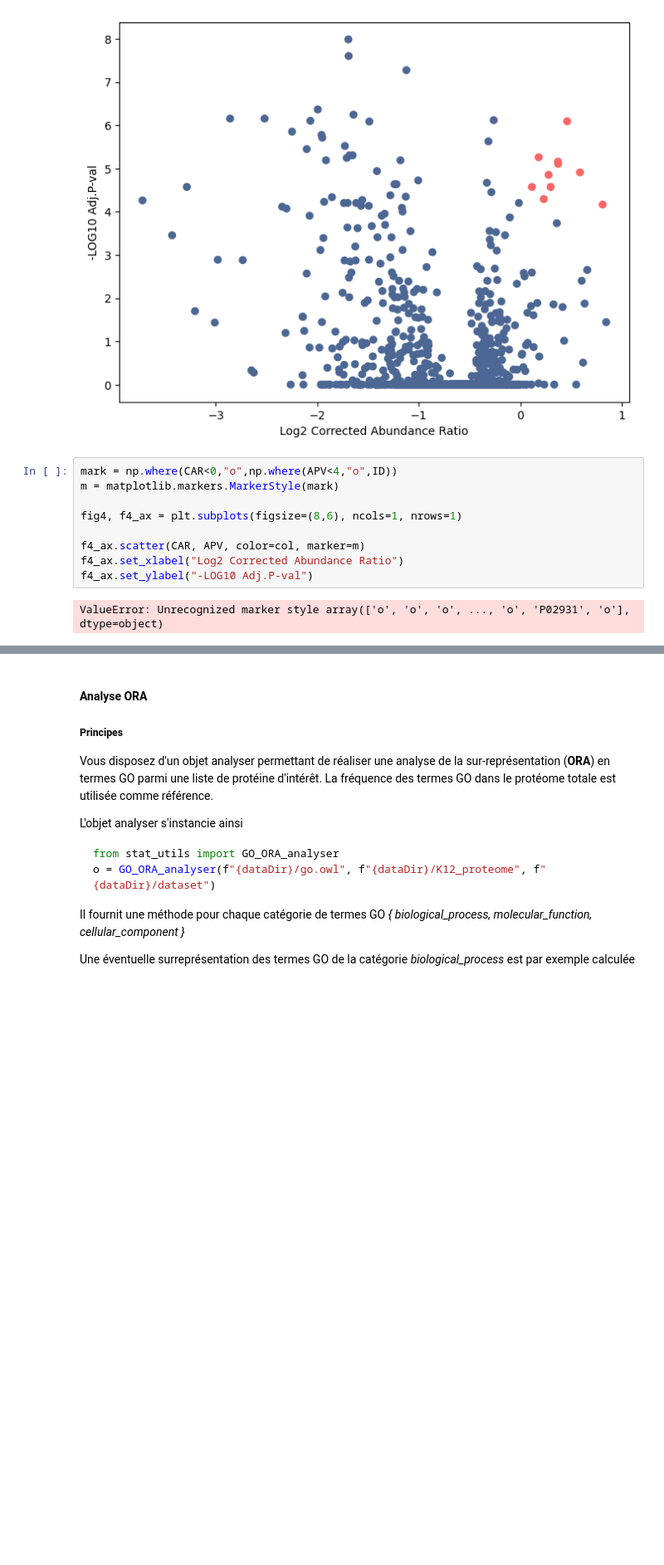
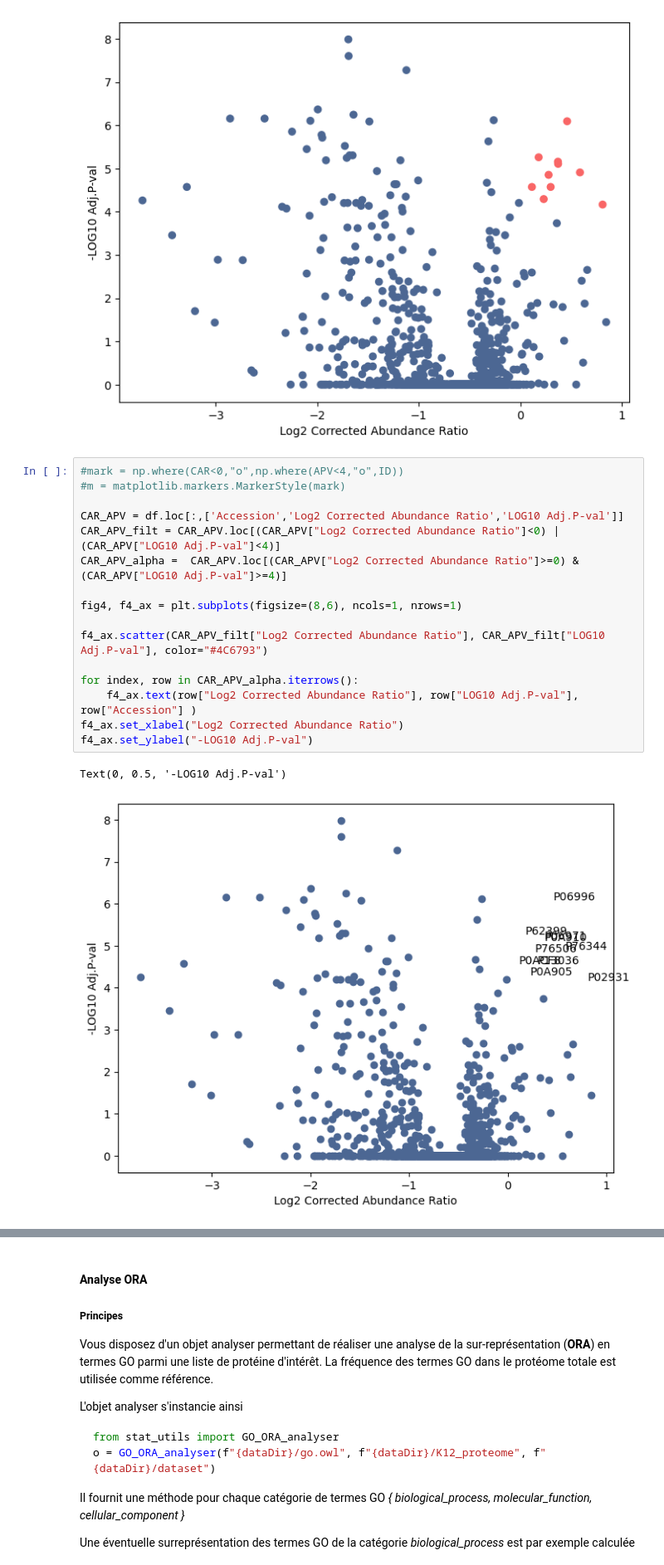
Before and after one commit to csiharath/VDB_jupyter, a Jupyter notebook: exercices/TP2.ipynb, the cells around one changed output, grey strips where cells are left out. Shown: that part at 83% size. Drawn from its saved outputs; the diff is of its cells as text; blank space fills up the shorter version.

```diff
--- a/exercices/TP2.ipynb
+++ b/exercices/TP2.ipynb
@@ -126,13 +126,21 @@ f3_ax.set_ylabel("-LOG10 Adj.P-val")
 Text(0, 0.5, '-LOG10 Adj.P-val')
 [figure]
 # %%
-mark = np.where(CAR<0,"o",np.where(APV<4,"o",ID))
-m = matplotlib.markers.MarkerStyle(mark)
+#mark = np.where(CAR<0,"o",np.where(APV<4,"o",ID))
+#m = matplotlib.markers.MarkerStyle(mark)
+
+CAR_APV = df.loc[:,['Accession','Log2 Corrected Abundance Ratio','LOG10 Adj.P-val']]
+CAR_APV_filt = CAR_APV.loc[(CAR_APV["Log2 Corrected Abundance Ratio"]<0) | (CAR_APV["LOG10 Adj.P-val"]<4)]
+CAR_APV_alpha =  CAR_APV.loc[(CAR_APV["Log2 Corrected Abundance Ratio"]>=0) & (CAR_APV["LOG10 Adj.P-val"]>=4)]
 
 fig4, f4_ax = plt.subplots(figsize=(8,6), ncols=1, nrows=1)
 
-f4_ax.scatter(CAR, APV, color=col, marker=m)
+f4_ax.scatter(CAR_APV_filt["Log2 Corrected Abundance Ratio"], CAR_APV_filt["LOG10 Adj.P-val"], color="#4C6793")
+
+for index, row in CAR_APV_alpha.iterrows():
+    f4_ax.text(row["Log2 Corrected Abundance Ratio"], row["LOG10 Adj.P-val"], row["Accession"] )
 f4_ax.set_xlabel("Log2 Corrected Abundance Ratio")
 f4_ax.set_ylabel("-LOG10 Adj.P-val")
 # %% [output]
-ValueError: Unrecognized marker style array(['o', 'o', 'o', ..., 'o', 'P02931', 'o'], dtype=object)
+Text(0, 0.5, '-LOG10 Adj.P-val')
+[figure, added]
```
Also changed, not shown: parts of 11 cells of this notebook.
